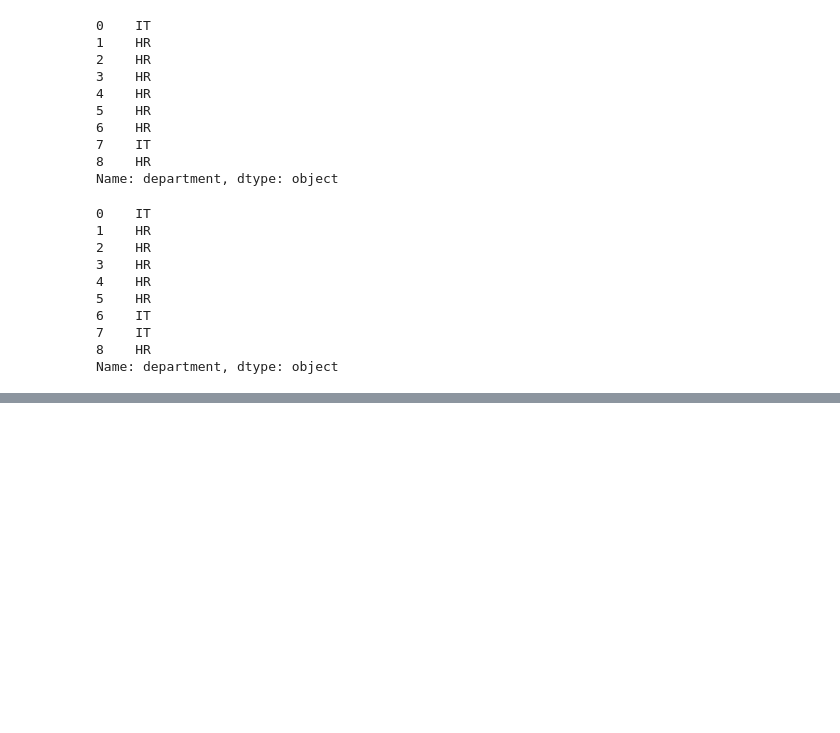
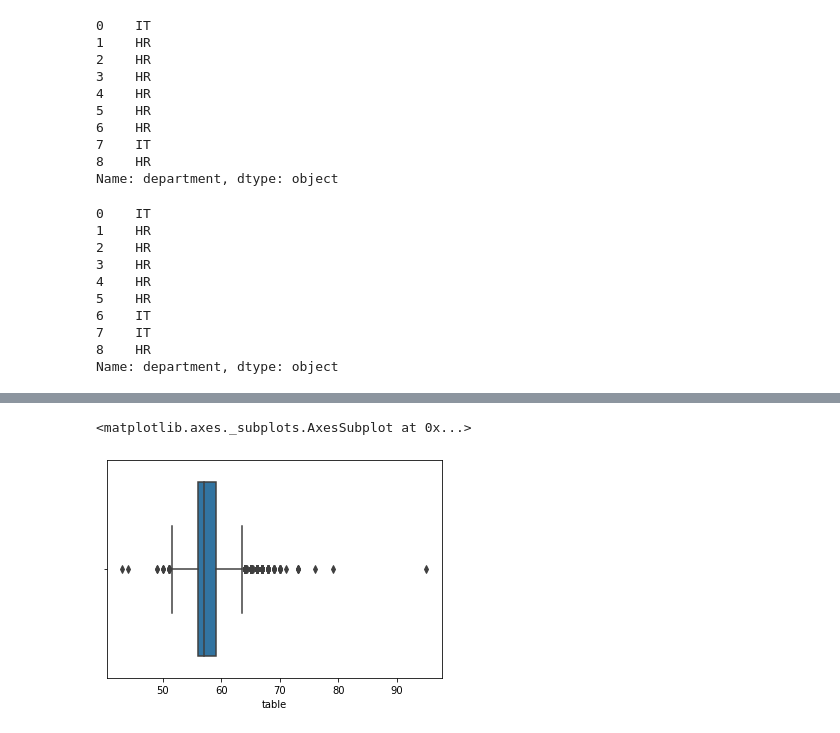
Before and after one commit to maydinn/python_lessons_notes, a Jupyter notebook: pandas.ipynb, the cells around one changed output, grey strips where cells are left out. Drawn from its saved outputs; the diff is of its cells as text; code cells hidden in the pictures; blank space fills up the shorter version.

```diff
--- a/pandas.ipynb
+++ b/pandas.ipynb
@@ -2001,0 +2480,5 @@ Name: department, dtype: object
+# %%
+sns.boxplot(df_table)
+# %% [output]
+<matplotlib.axes._subplots.AxesSubplot at 0x...>
+[figure, added]
```
Also changed, not shown: parts of 66 cells of this notebook, 10 other files.
